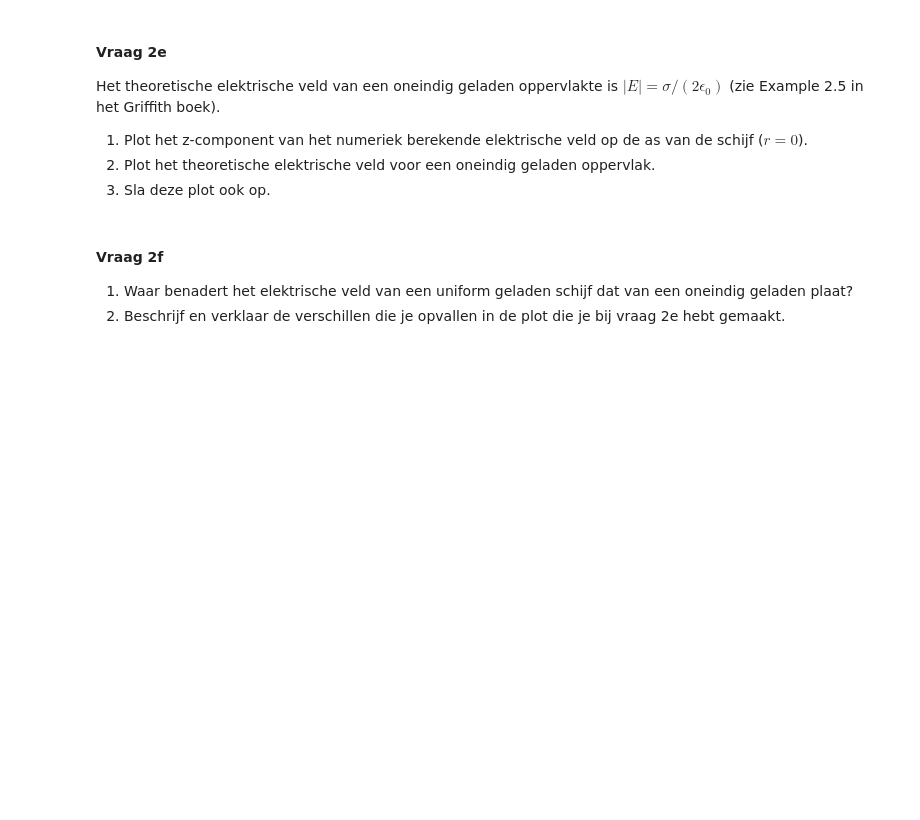
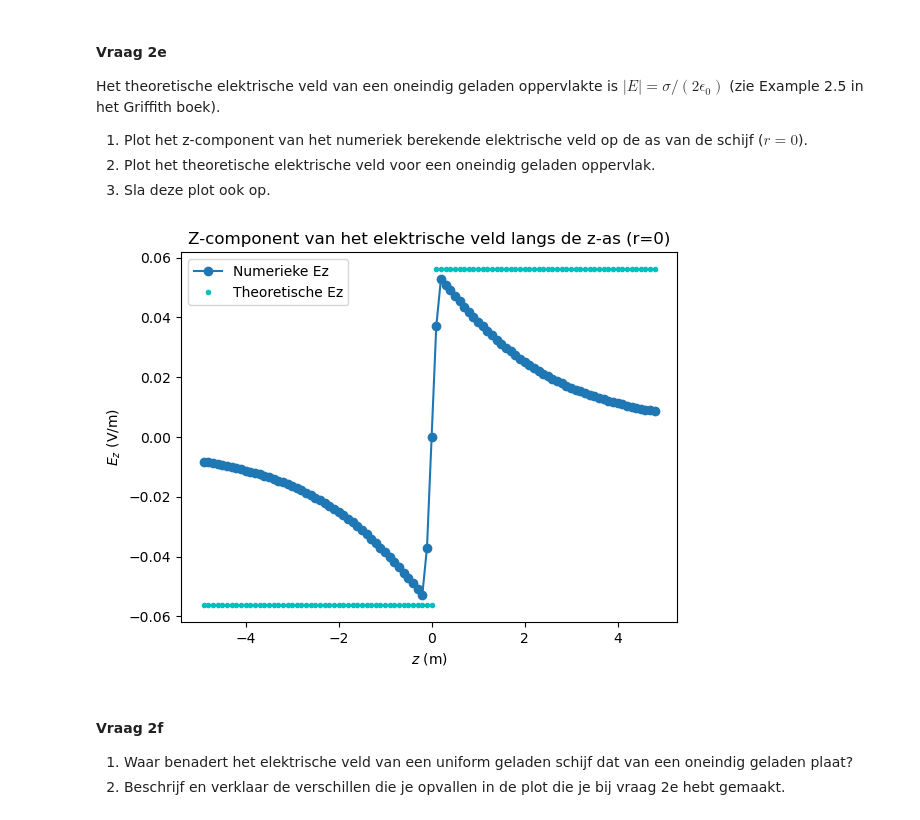
Before and after one commit to NNynke/DEF-D-assignments-N, a Jupyter notebook: DigitaleOntwerpopdrachten/1CondensatorOpdracht/CondensatorOntwerpopdracht.ipynb, the cells around one changed output. Drawn from its saved outputs; the diff is of its cells as text; code cells hidden in the pictures; blank space fills up the shorter version.

```diff
--- a/DigitaleOntwerpopdrachten/1CondensatorOpdracht/CondensatorOntwerpopdracht.ipynb
+++ b/DigitaleOntwerpopdrachten/1CondensatorOpdracht/CondensatorOntwerpopdracht.ipynb
@@ -278,8 +321,24 @@ Het theoretische elektrische veld van een oneindig geladen oppervlakte is $|E| =
 3. Sla deze plot ook op.
 # %%
 ###
-###Hier jouw code###
+
+Ez_r0 = Ez[:,index_r0]    # z-component van het numeriek berekende elektrische veld op de as van de schijf (r=0)
+
+E_theorie = sigma / (2 * epsilon0) * np.sign(z_for_E) # zodat je een array krijgt van dezelfde lengte als z_for_E
+
+plt.figure()
+plt.title('Z-component van het elektrische veld langs de z-as (r=0)')
+plt.plot(z_for_E, Ez_r0, 'o-', label='Numerieke Ez')
+plt.plot(z_for_E, E_theorie, 'c.', label='Theoretische Ez')
+plt.xlabel('$z$ (m)')
+plt.ylabel('$E_{z}$ (V/m)')
+plt.legend()
+plt.savefig('Z-component van het elektrische veld langs de z-as (r=0)', dpi=450)
+plt.show()
+
 ###
+# %% [output]
+[figure, added]
 # %% [markdown]
 #### Vraag 2f
 1. Waar benadert het elektrische veld van een uniform geladen schijf dat van een oneindig geladen plaat?
```
Also changed, not shown: parts of 12 cells of this notebook, 4 other files.
